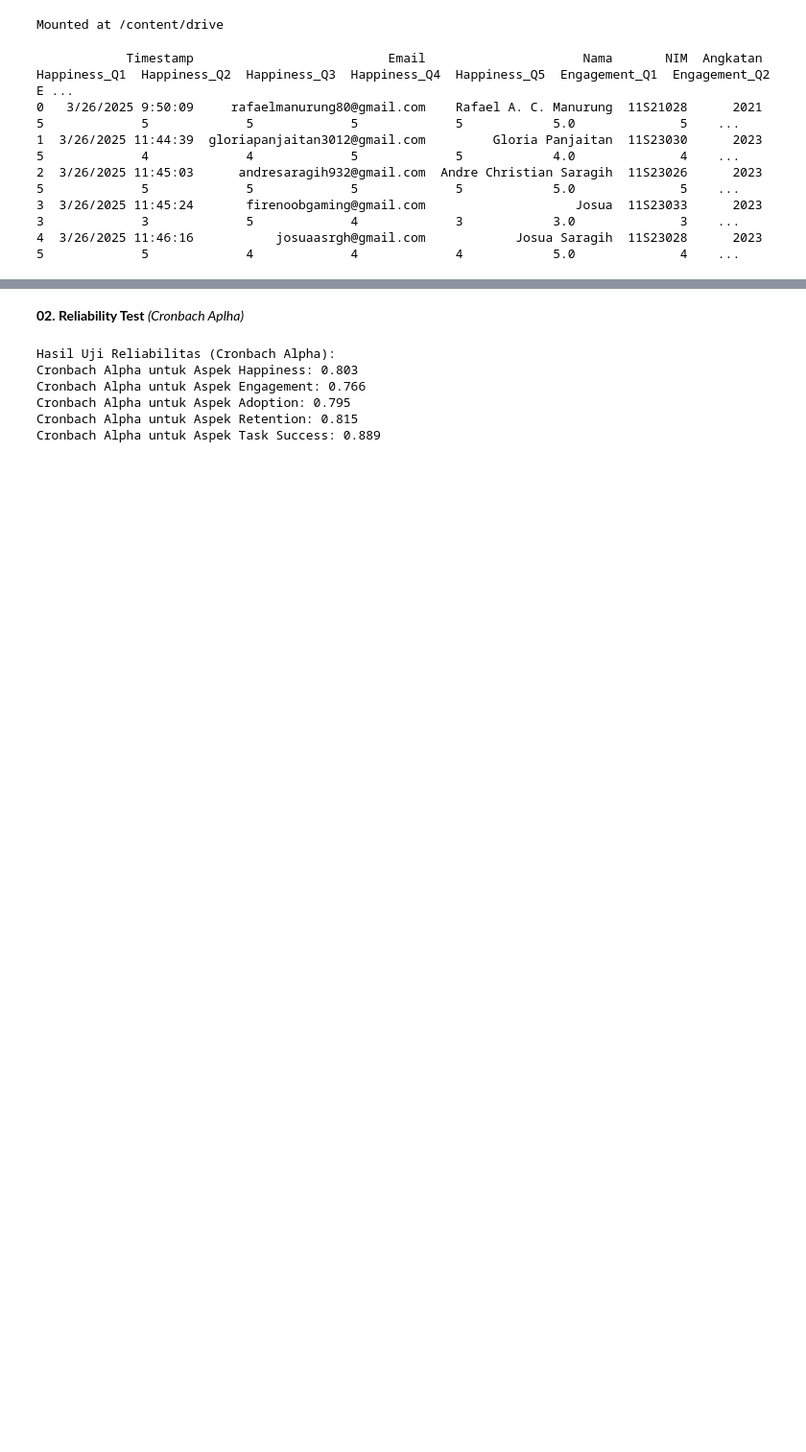
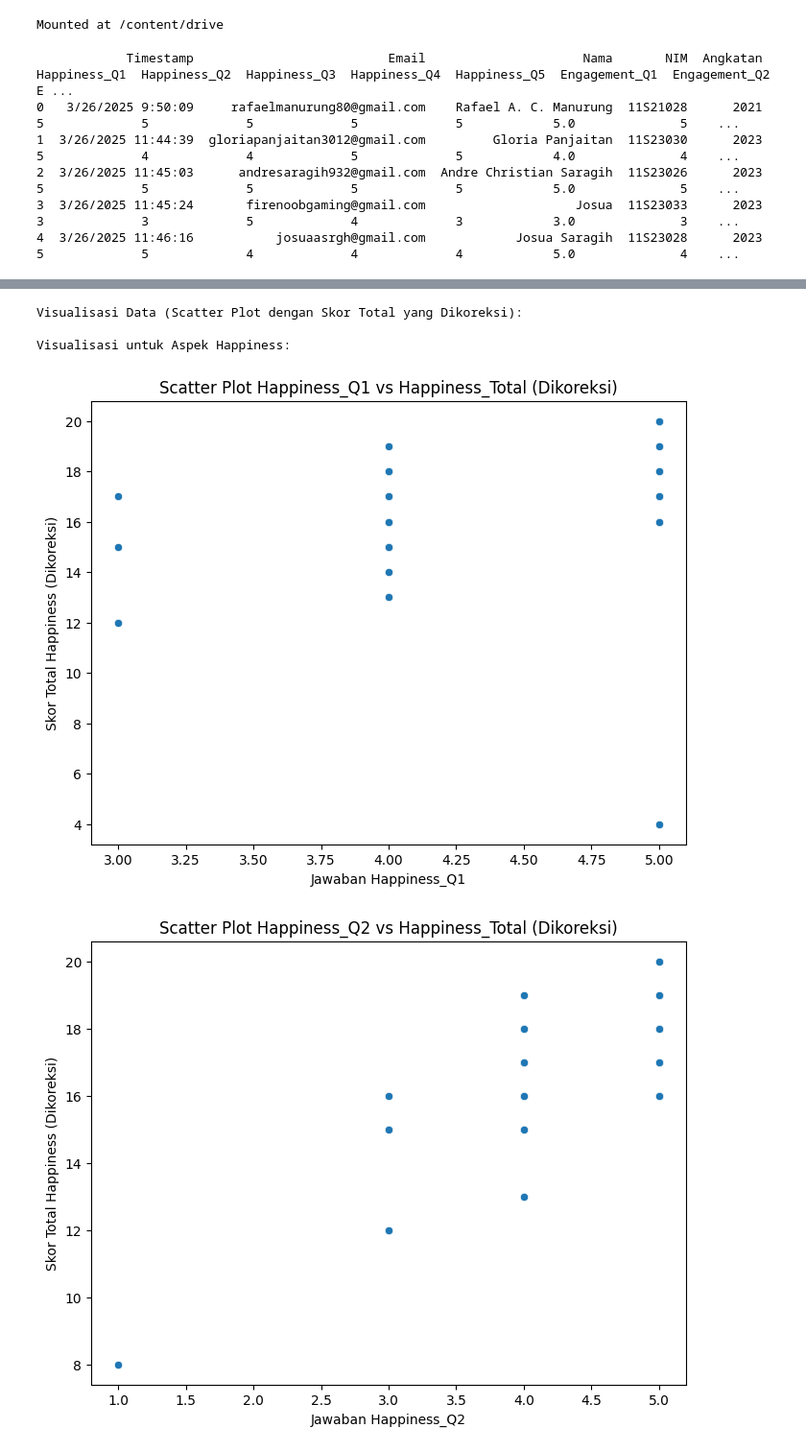
Before and after one commit to TRZs69/data-analysis, a Jupyter notebook: validity_test.ipynb, the cells around one changed output, grey strips where cells are left out. Shown at 96% size. Cells and saved outputs as stored; diff of their text form; code cells hidden in the pictures; blank space fills up the shorter version.

```diff
--- a/validity_test.ipynb
+++ b/validity_test.ipynb
@@ -89,35 +103,34 @@ Korelasi Spearman antara TaskSuccess_Q5 dan Task_Success_Total: 0.848 (p-value:
-# %% [markdown]
-**02. Reliability Test** *(Cronbach Aplha)*
-# %%
-def cronbach_alpha(df):
-    """Menghitung Cronbach Alpha untuk sebuah set item."""
-    n_items = len(df.columns)
-    sum_variances = df.var(axis=0).sum()
-    total_variance = df.sum(axis=1).var()
-    alpha = (n_items / (n_items - 1)) * (1 - (sum_variances / total_variance))
-    return alpha
-
-print("\nHasil Uji Reliabilitas (Cronbach Alpha):")
-
-# Hitung Cronbach Alpha untuk setiap aspek HEART
-alpha_happiness = cronbach_alpha(data[happiness_cols])
-print(f"Cronbach Alpha untuk Aspek Happiness: {alpha_happiness:.3f}")
-
-alpha_engagement = cronbach_alpha(data[engagement_cols])
-print(f"Cronbach Alpha untuk Aspek Engagement: {alpha_engagement:.3f}")
-
-alpha_adoption = cronbach_alpha(data[adoption_cols])
-print(f"Cronbach Alpha untuk Aspek Adoption: {alpha_adoption:.3f}")
-
-alpha_retention = cronbach_alpha(data[retention_cols])
-print(f"Cronbach Alpha untuk Aspek Retention: {alpha_retention:.3f}")
-
-alpha_task_success = cronbach_alpha(data[task_success_cols])
-print(f"Cronbach Alpha untuk Aspek Task Success: {alpha_task_success:.3f}")
-# %% [output]
-Hasil Uji Reliabilitas (Cronbach Alpha):
-Cronbach Alpha untuk Aspek Happiness: 0.803
-Cronbach Alpha untuk Aspek Engagement: 0.766
-Cronbach Alpha untuk Aspek Adoption: 0.795
-Cronbach Alpha untuk Aspek Retention: 0.815
-Cronbach Alpha untuk Aspek Task Success: 0.889
+# %%
+# Visualisasi Data
+print("\nVisualisasi Data (Scatter Plot dengan Skor Total yang Dikoreksi):")
+
+for aspect, cols in zip(
+    ['Happiness', 'Engagement', 'Adoption', 'Retention', 'Task Success'],
+    [happiness_cols, engagement_cols, adoption_cols, retention_cols, task_success_cols]
+):
+    print(f"\nVisualisasi untuk Aspek {aspect}:")
+    for col in cols:
+        # Hitung skor total yang dikoreksi
+        if aspect == 'Happiness':
+            total_corrected = data[happiness_cols].drop(columns=[col]).sum(axis=1)
+        elif aspect == 'Engagement':
+            total_corrected = data[engagement_cols].drop(columns=[col]).sum(axis=1)
+        elif aspect == 'Adoption':
+            total_corrected = data[adoption_cols].drop(columns=[col]).sum(axis=1)
+        elif aspect == 'Retention':
+            total_corrected = data[retention_cols].drop(columns=[col]).sum(axis=1)
+        elif aspect == 'Task Success':
+            total_corrected = data[task_success_cols].drop(columns=[col]).sum(axis=1)
+
+        plt.figure(figsize=(8, 6))
+        sns.scatterplot(x=data[col], y=total_corrected)
+        plt.title(f'Scatter Plot {col} vs {aspect}_Total (Dikoreksi)')
+        plt.xlabel(f'Jawaban {col}')
+        plt.ylabel(f'Skor Total {aspect} (Dikoreksi)')
+        plt.show()
+# %% [output]
+Visualisasi Data (Scatter Plot dengan Skor Total yang Dikoreksi):
+
+Visualisasi untuk Aspek Happiness:
+[figure, added]
+[figure, added]
```
Also changed, not shown: parts of 14 cells of this notebook.
